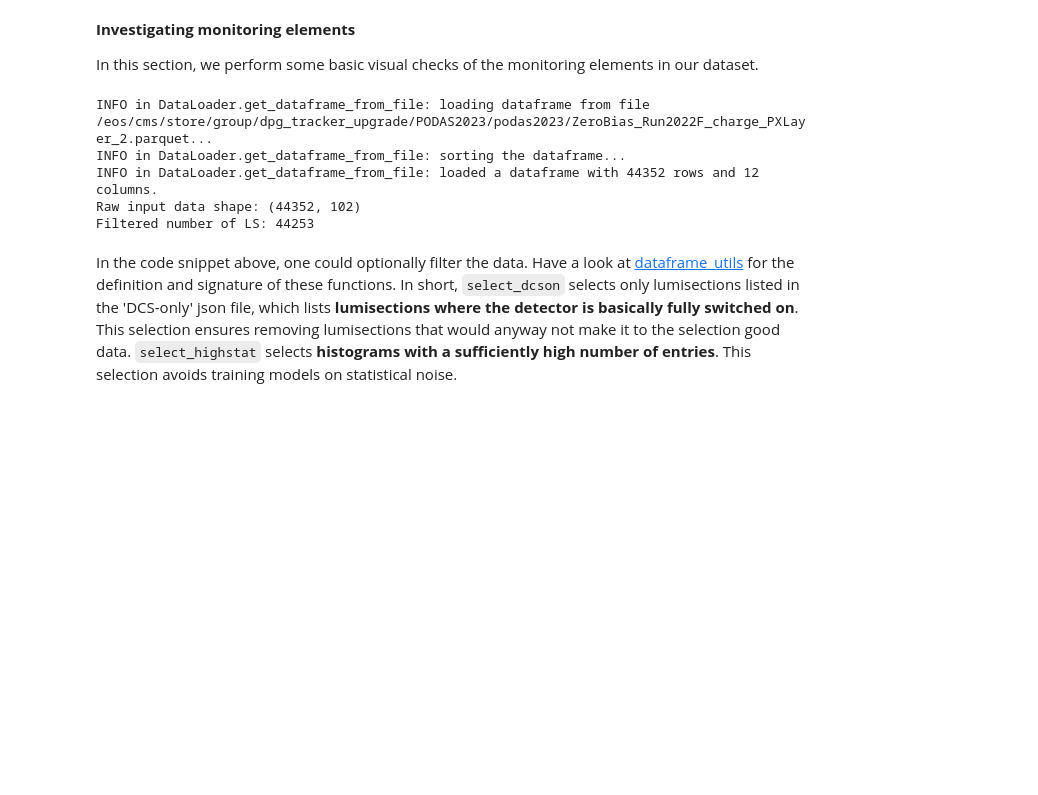
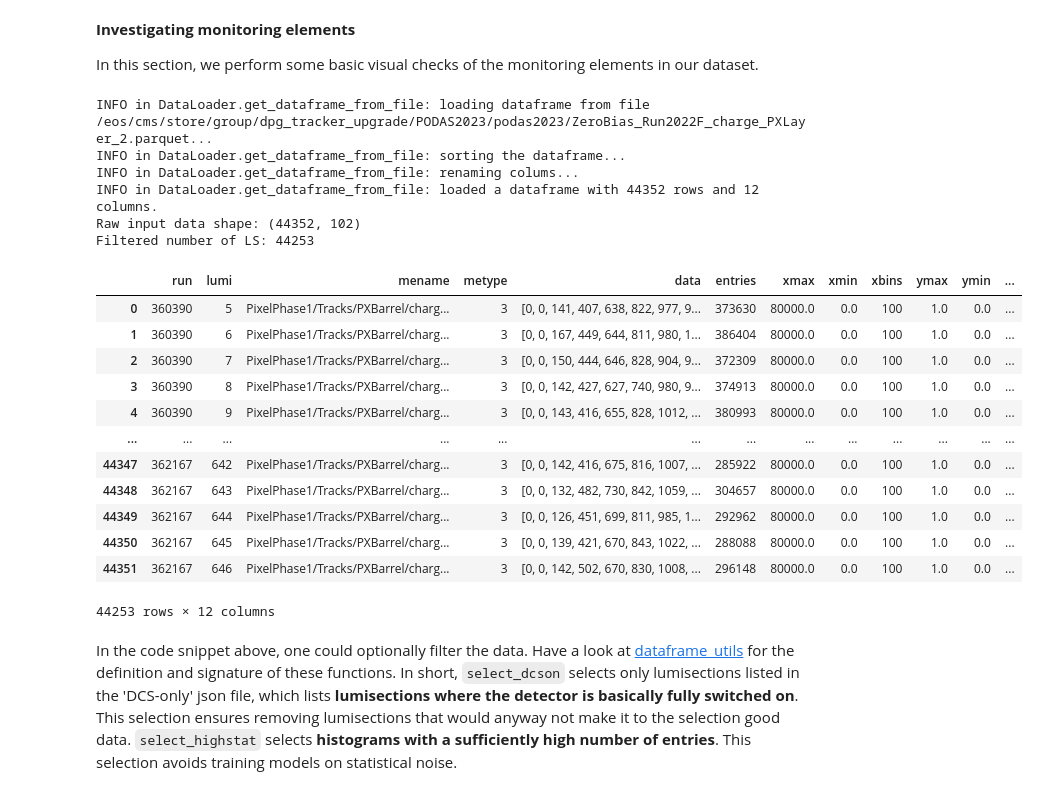
Before and after one commit to CMSTrackerDPG/ML4DQMPODASExercise, a Jupyter notebook: exercise1.ipynb, the cells around one changed output. Drawn from its saved outputs; the diff is of its cells as text; code cells hidden in the pictures; blank space fills up the shorter version.

```diff
--- a/exercise1.ipynb
+++ b/exercise1.ipynb
@@ -156,27 +161,42 @@ extratextdict = {"PixelPhase1/Tracks/PXBarrel/charge_PXLayer_2": "BPIX L2"}
 # %%
 ### read the data
 
 # define input file
 filename = os.path.join(filedir, 'ZeroBias_Run2022F_charge_PXLayer_2.parquet')
 histname = 'PixelPhase1/Tracks/PXBarrel/charge_PXLayer_2'
 
 # load the data
 dloader = DataLoader()
-df = dloader.get_dataframe_from_file( filename )
+df = dloader.get_dataframe_from_legacy_file( filename )
 print('Raw input data shape: {}'.format( dfu.get_hist_values(df)[0].shape ))
-xmin = df.at[0, 'Xmin'] # get the minimum x-axis value (by reading the first row, 'Xmin' column)
-xmax = df.at[0, 'Xmax'] # get the maximum x-axis value (by reading the first row, 'Xmax' column)
+xmin = df.at[0, 'xmin'] # get the minimum x-axis value (by reading the first row, 'Xmin' column)
+xmax = df.at[0, 'xmax'] # get the maximum x-axis value (by reading the first row, 'Xmax' column)
 
 # optionally: filter the data
 df = dfu.select_dcson(df) # see text below
 df = dfu.select_highstat(df) # see text below
 print('Filtered number of LS: '+str(len(df)))
+df
 # %% [output]
 INFO in DataLoader.get_dataframe_from_file: loading dataframe from file /eos/cms/store/group/dpg_tracker_upgrade/PODAS2023/podas2023/ZeroBias_Run2022F_charge_PXLayer_2.parquet...
 INFO in DataLoader.get_dataframe_from_file: sorting the dataframe...
+INFO in DataLoader.get_dataframe_from_file: renaming colums...
 INFO in DataLoader.get_dataframe_from_file: loaded a dataframe with 44352 rows and 12 columns.
 Raw input data shape: (44352, 102)
 Filtered number of LS: 44253
+|  | run | lumi | mename | metype | data | entries | xmax | xmin | xbins | ymax | ymin | ... |
+| 0 | 360390 | 5 | PixelPhase1/Tracks/PXBarrel/charg... | 3 | [0, 0, 141, 407, 638, 822, 977, 9... | 373630 | 80000.0 | 0.0 | 100 | 1.0 | 0.0 | ... |
+| 1 | 360390 | 6 | PixelPhase1/Tracks/PXBarrel/charg... | 3 | [0, 0, 167, 449, 644, 811, 980, 1... | 386404 | 80000.0 | 0.0 | 100 | 1.0 | 0.0 | ... |
+| 2 | 360390 | 7 | PixelPhase1/Tracks/PXBarrel/charg... | 3 | [0, 0, 150, 444, 646, 828, 904, 9... | 372309 | 80000.0 | 0.0 | 100 | 1.0 | 0.0 | ... |
+| 3 | 360390 | 8 | PixelPhase1/Tracks/PXBarrel/charg... | 3 | [0, 0, 142, 427, 627, 740, 980, 9... | 374913 | 80000.0 | 0.0 | 100 | 1.0 | 0.0 | ... |
+| 4 | 360390 | 9 | PixelPhase1/Tracks/PXBarrel/charg... | 3 | [0, 0, 143, 416, 655, 828, 1012, ... | 380993 | 80000.0 | 0.0 | 100 | 1.0 | 0.0 | ... |
+| ... | ... | ... | ... | ... | ... | ... | ... | ... | ... | ... | ... | ... |
+| 44347 | 362167 | 642 | PixelPhase1/Tracks/PXBarrel/charg... | 3 | [0, 0, 142, 416, 675, 816, 1007, ... | 285922 | 80000.0 | 0.0 | 100 | 1.0 | 0.0 | ... |
+| 44348 | 362167 | 643 | PixelPhase1/Tracks/PXBarrel/charg... | 3 | [0, 0, 132, 482, 730, 842, 1059, ... | 304657 | 80000.0 | 0.0 | 100 | 1.0 | 0.0 | ... |
+| 44349 | 362167 | 644 | PixelPhase1/Tracks/PXBarrel/charg... | 3 | [0, 0, 126, 451, 699, 811, 985, 1... | 292962 | 80000.0 | 0.0 | 100 | 1.0 | 0.0 | ... |
+| 44350 | 362167 | 645 | PixelPhase1/Tracks/PXBarrel/charg... | 3 | [0, 0, 139, 421, 670, 843, 1022, ... | 288088 | 80000.0 | 0.0 | 100 | 1.0 | 0.0 | ... |
+| 44351 | 362167 | 646 | PixelPhase1/Tracks/PXBarrel/charg... | 3 | [0, 0, 142, 502, 670, 830, 1008, ... | 296148 | 80000.0 | 0.0 | 100 | 1.0 | 0.0 | ... |
+44253 rows × 12 columns
 # %% [markdown]
 In the code snippet above, one could optionally filter the data. Have a look at [dataframe_utils](https://github.com/LukaLambrecht/ML4DQMDC-PixelAE/blob/master/utils/dataframe_utils.py) for the definition and signature of these functions. In short, `select_dcson` selects only lumisections listed in the 'DCS-only' json file, which lists **lumisections where the detector is basically fully switched on**. This selection ensures removing lumisections that would anyway not make it to the selection good data. `select_highstat` selects **histograms with a sufficiently high number of entries**. This selection avoids training models on statistical noise.
 # %% [markdown]
```
Also changed, not shown: parts of 12 cells of this notebook, 2 other files.
